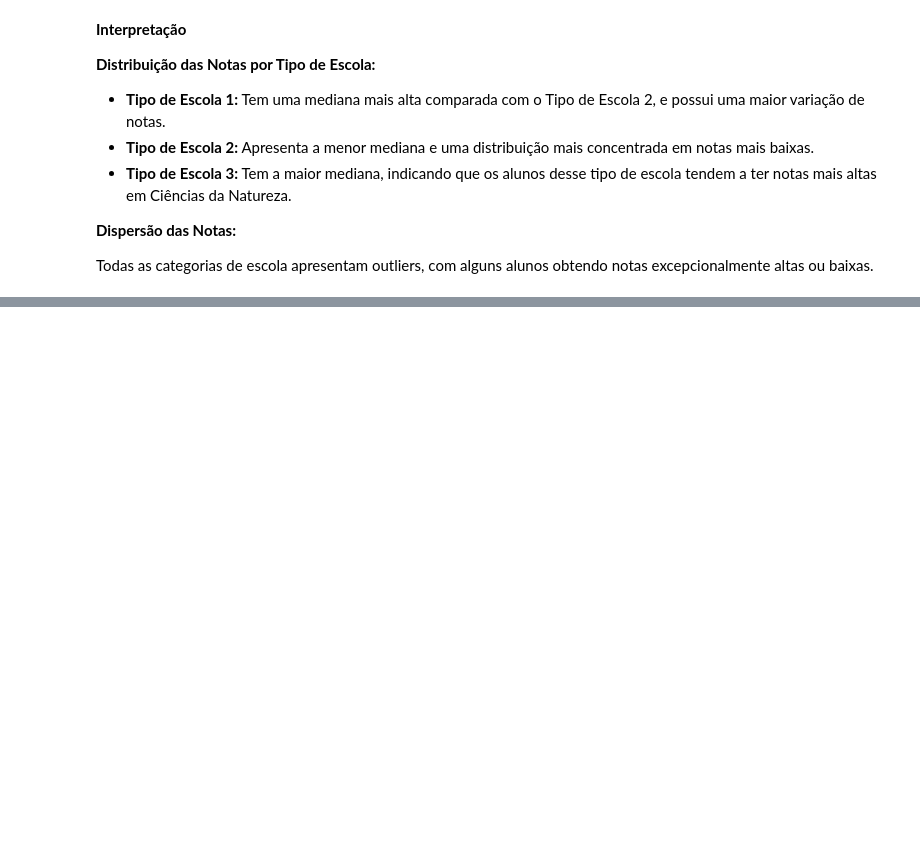
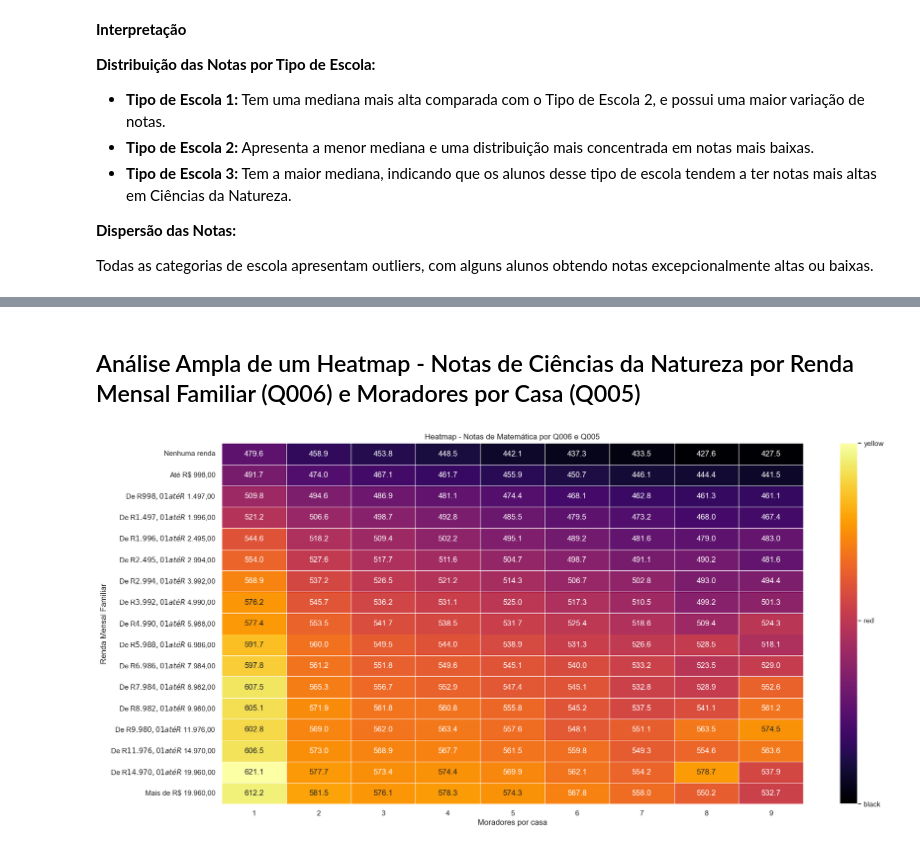
Before and after one commit to mathbelar/Projeto3, a Jupyter notebook: projeto3.ipynb, the cells around one changed output, grey strips where cells are left out. Saved outputs shown, nothing was run; the diff lists cells and outputs as text; code cells hidden in the pictures; blank space fills up the shorter version.

```diff
--- a/projeto3.ipynb
+++ b/projeto3.ipynb
@@ -208,0 +283,44 @@ Todas as categorias de escola apresentam outliers, com alguns alunos obtendo not
+# %% [markdown]
+## Análise Ampla de um Heatmap - Notas de Ciências da Natureza por Renda Mensal Familiar (Q006) e Moradores por Casa (Q005)
+# %%
+category_mapping = {
+    'A': 'Nenhuma Renda',
+    'B': 'Até R$ 1.212,00',
+    'C': 'De R$ 1.212,01 - R$ 1.818,00',
+    'D': 'De R$ 1.818,01 - R$ 2.424,00',
+    'E': 'De R$ 2.424,01 - R$ 3.030,00',
+    'F': 'De R$ 3.030,01 - R$ 3.636,00',
+    'G': 'De R$ 3.636,01 - R$ 4.848,00',
+    'H': 'De R$ 4.848,01 - R$ 6.060,00',
+    'I': 'De R$ 6.060,01 - R$ 7.272,00',
+    'J': 'De R$ 7.272,01 - R$ 8.484,00',
+    'K': 'De R$ 8.484,01 - R$ 9.696,00',
+    'L': 'De R$ 9.696,01 - R$ 10.908,00',
+    'M': 'De R$ 10.908,01 - R$ 12.120,00',
+    'N': 'De R$ 12.120,01 - R$ 14.544,00',
+    'O': 'De R$ 14.544,01 - R$ 18.180,00',
+    'P': 'De R$ 18.180,01 - R$ 24.240,00',
+    'Q': 'Acima de R$ 24.240,00'
+}
+df_clean['Q006_label'] = df_clean['Q006'].map(category_mapping)
+cores = ["black", "red", "yellow"]
+
+sns.set(rc={'figure.figsize': (20, 10)})
+def map_colors(value):
+    if value < np.mean(heatmap_data.values):
+        return cores[0]
+    elif value == np.mean(heatmap_data.values):
+        return cores[1]
+    else:
+        return cores[2]
+
+heatmap_data = df_clean[df_clean['Q005'] <= 9].pivot_table(index='Q006', columns='Q005', values='NU_NOTA_CN')
+ax = sns.heatmap(heatmap_data, cmap="inferno", annot=True, fmt=".1f", linewidths=.5, cbar=False)
+cbar = ax.figure.colorbar(ax.collections[0], ticks=[np.min(heatmap_data.values), np.mean(heatmap_data.values), np.max(heatmap_data.values)])
+cbar.set_ticklabels(cores)
+plt.xlabel('Moradores por casa')
+plt.ylabel('Renda Mensal Familiar')
+plt.title('Heatmap - Notas de Matemática por Q006 e Q005')
+plt.show()
+# %% [output]
+[figure, added]
```
Also changed, not shown: parts of 12 cells of this notebook.
